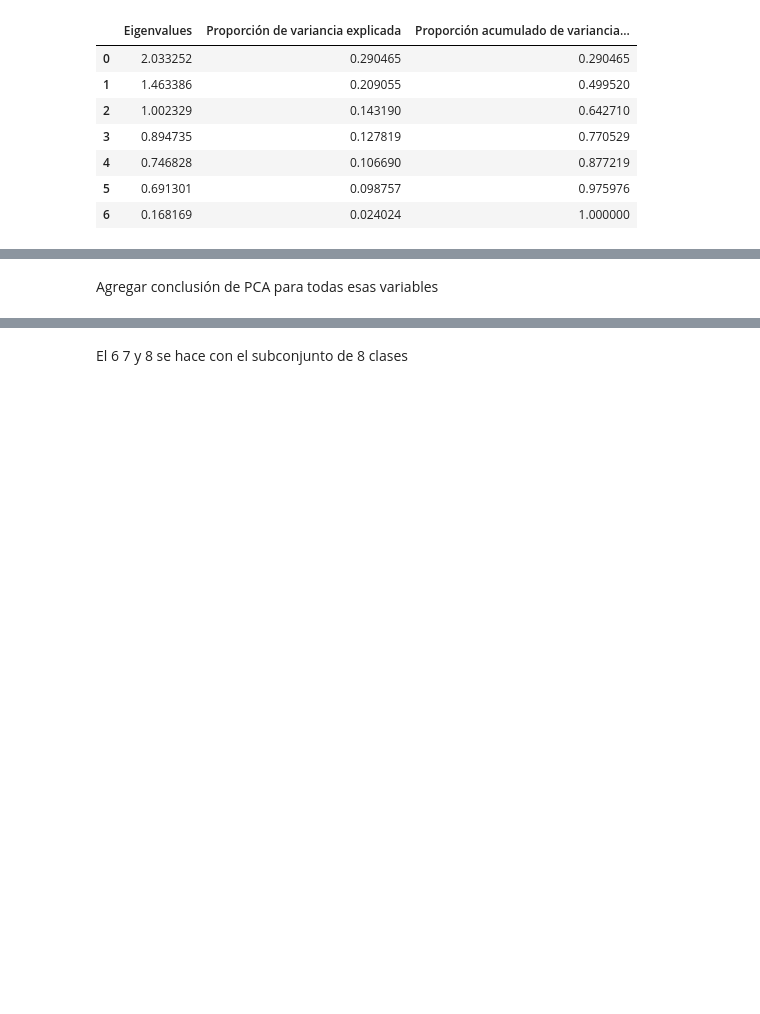
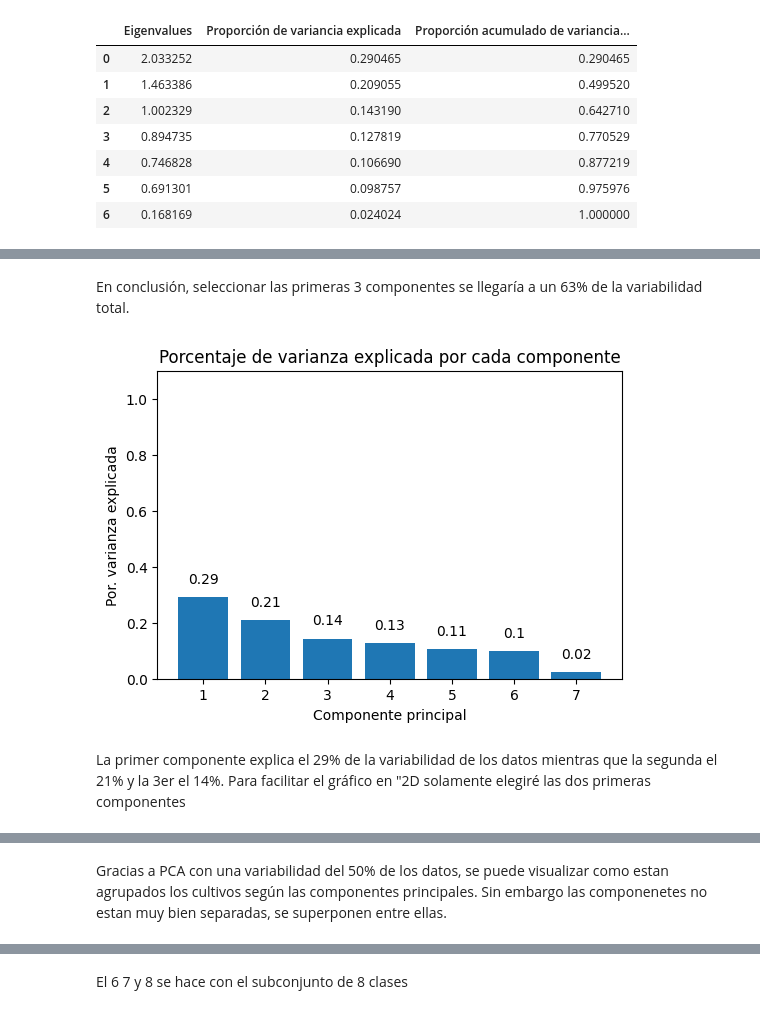
Before and after one commit to itssofiarce/MINERIA, a Jupyter notebook: tp1_2024/TP1_Mineria_Arce.ipynb, the cells around one changed output, grey strips where cells are left out. Saved outputs shown, nothing was run; the diff lists cells and outputs as text; code cells hidden in the pictures; blank space fills up the shorter version.

```diff
--- a/tp1_2024/TP1_Mineria_Arce.ipynb
+++ b/tp1_2024/TP1_Mineria_Arce.ipynb
@@ -317,3 +363,31 @@ Las tres primeras componentes acumulan el 65% de la variabilidad total, es decir
+# %% [markdown]
+En conclusión, seleccionar las primeras 3 componentes se llegaría a un 63% de la variabilidad total.
+# %%
+fig, ax = plt.subplots(nrows=1, ncols=1, figsize=(6, 4))
+ax.bar(
+    x      = np.arange(pca.n_components_) + 1,
+    height = pca.explained_variance_ratio_
+)
+
+for x, y in zip(np.arange(len(std_data.columns)) + 1, pca.explained_variance_ratio_):
+    label = round(y, 2)
+    ax.annotate(
+        label,
+        (x,y),
+        textcoords="offset points",
+        xytext=(0,10),
+        ha='center'
+    )
+
+ax.set_xticks(np.arange(pca.n_components_) + 1)
+ax.set_ylim(0, 1.1)
+ax.set_title('Porcentaje de varianza explicada por cada componente')
+ax.set_xlabel('Componente principal')
+ax.set_ylabel('Por. varianza explicada');
+# %% [output]
+[figure, added]
+# %% [markdown]
+La primer componente explica el 29% de la variabilidad de los datos mientras que la segunda el 21% y la 3er el 14%. Para facilitar el gráfico en "2D solamente elegiré las dos primeras componentes
 # %%
 import plotly.express as px
 
@@ -322,8 +396,8 @@ fig = px.scatter(pca_df, x='PC1', y='PC2', color='Cultivo', title='PCA en 2D')
 fig.show()
 # %% [output]
 [interactive output not drawn]
-# %% [markdown]
-Agregar conclusión de PCA para todas esas variables
+# %% [markdown]
+Gracias a PCA con una variabilidad del 50% de los datos, se puede visualizar como estan agrupados los cultivos según las componentes principales. Sin embargo las componenetes no estan muy bien separadas, se superponen entre ellas.
 # %%
 pca_df
 # %% [output]
```
Also changed, not shown: parts of 69 cells of this notebook.
